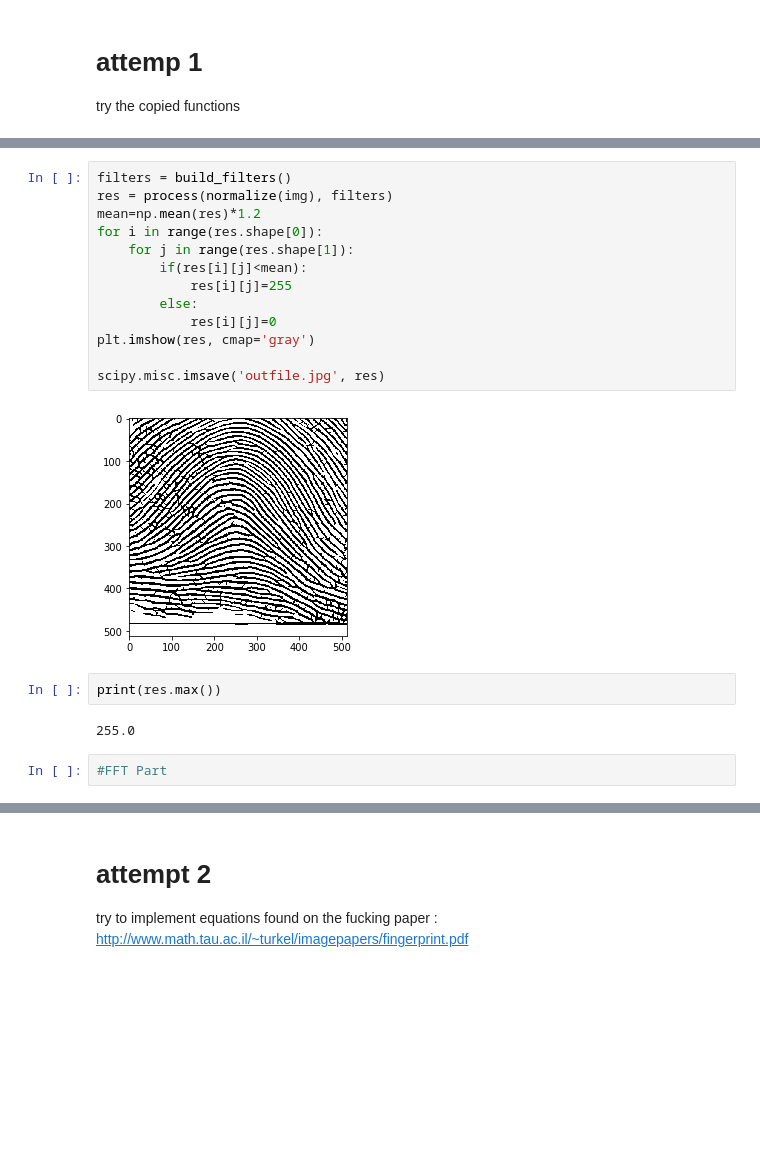
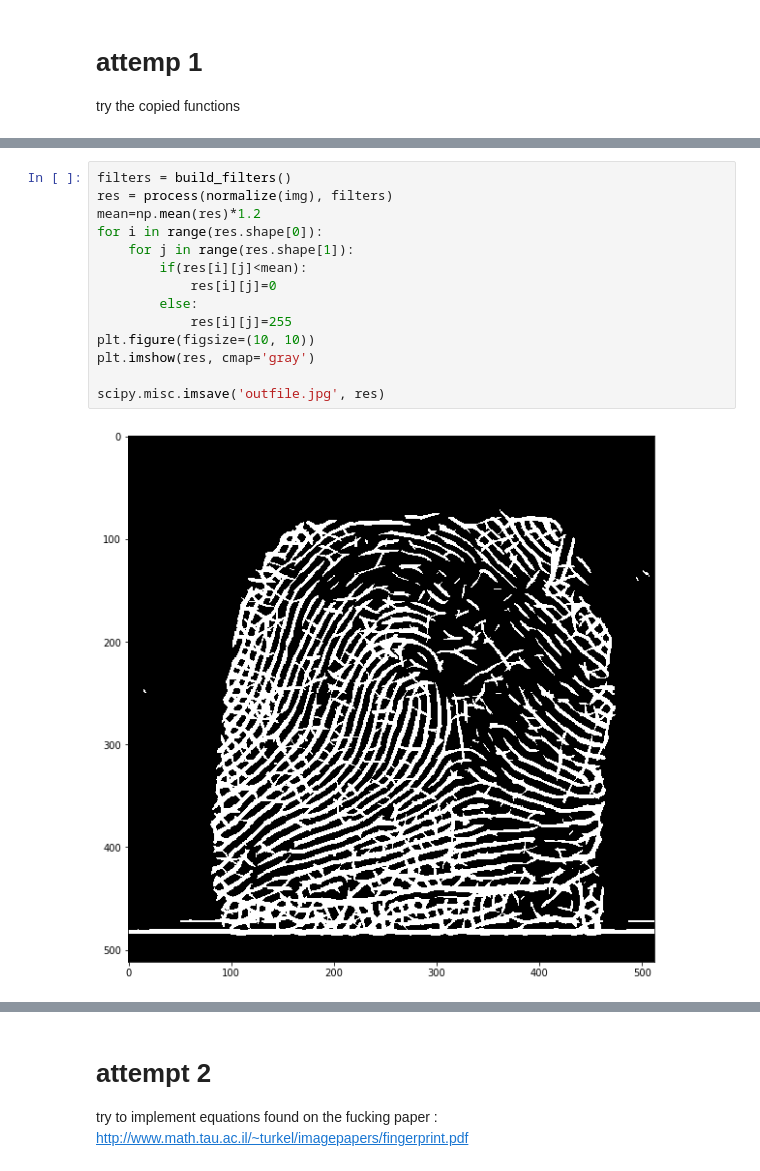
Before and after one commit to SSripilaipong/TimeSeries_mid, a Jupyter notebook: try_opencv.ipynb, the cells around one changed output, grey strips where cells are left out. Drawn from its saved outputs; the diff is of its cells as text; blank space fills up the shorter version.

```diff
--- a/try_opencv.ipynb
+++ b/try_opencv.ipynb
@@ -101,21 +101,16 @@ plt.imshow(img, cmap='gray')
 # %%
 filters = build_filters()
 res = process(normalize(img), filters)
 mean=np.mean(res)*1.2
 for i in range(res.shape[0]):
     for j in range(res.shape[1]):
         if(res[i][j]<mean):
+            res[i][j]=0
+        else:
             res[i][j]=255
-        else:
-            res[i][j]=0
+plt.figure(figsize=(10, 10))
 plt.imshow(res, cmap='gray')
 
 scipy.misc.imsave('outfile.jpg', res)
 # %% [output]
-[figure, old version]
+[figure, new version]
-# %%
-print(res.max())
-# %% [output]
-255.0
-# %%
-#FFT Part
```
Also changed, not shown: parts of 9 cells of this notebook.
